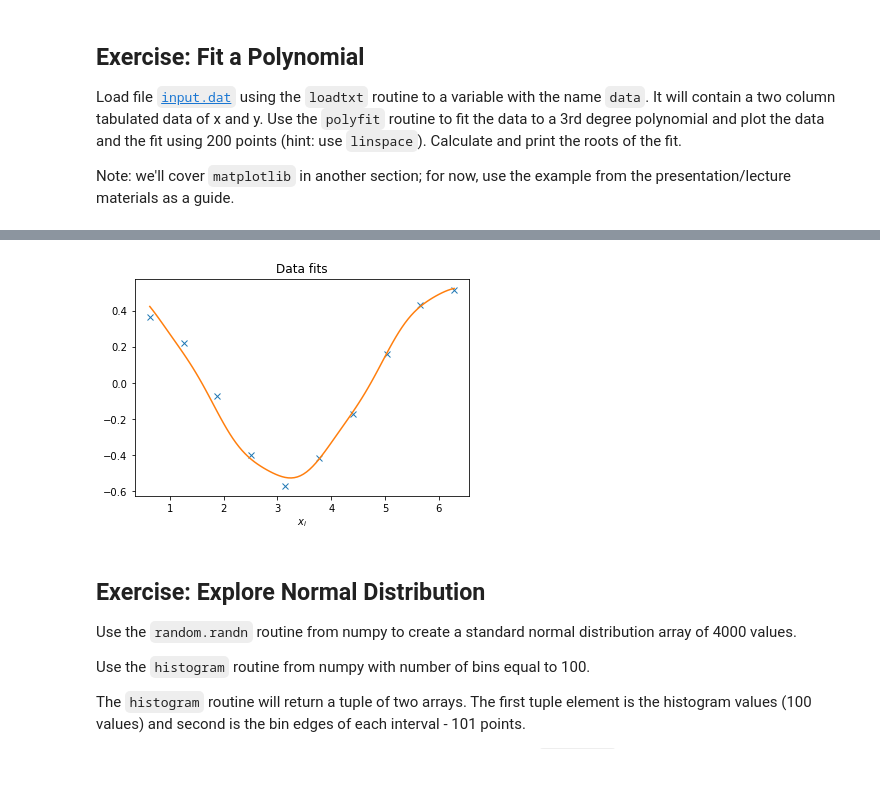
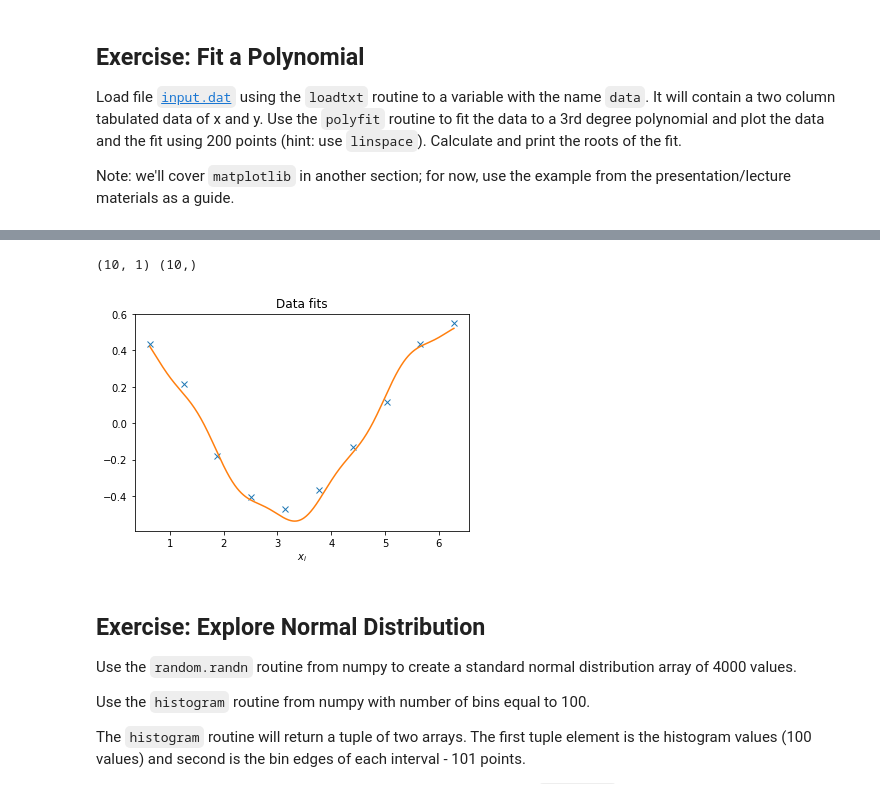
Before and after one commit to nuitrcs/pythonworkshops, a Jupyter notebook: dataanalysis/numpy/solutions.ipynb, the cells around one changed output, grey strips where cells are left out. Drawn from its saved outputs; the diff is of its cells as text; code cells hidden in the pictures.

```diff
--- a/dataanalysis/numpy/solutions.ipynb
+++ b/dataanalysis/numpy/solutions.ipynb
@@ -366,22 +379,28 @@ Note: we'll cover `matplotlib` in another section; for now, use the example from
 # %%
+import numpy as np
 c1, c2 = 0.5, 3.0 # coefficients
 i = np.arange(1,11) # 10 values
 xi = 0.2* np.pi * i # convert to range specified
 yi = c1*np.cos(xi) + c2*np.sin(5*xi) # define core function
 zi = yi + 0.05 * np.random.randn(len(yi)) # add random variance
 
-# [Pascal: what is going on below?  You'll need to give people a hint on how to construct A]
+print(zi[:,np.newaxis].shape,i[:].shape)
 A = np.c_[np.cos(xi)[:, np.newaxis], np.sin(0.5*xi)[:, np.newaxis]]
+#print(A)
 c, resid, rank, sigma = np.linalg.lstsq(A, zi) # solve using linalg.lsteq
-xi2 = np.r_[xi[0]:max(xi):100j]
+#print(c)
+#xi2 = np.r_[xi[0]:max(xi):100j]
+#print(xi2)
+xi2 = np.arange(xi[0],max(xi),0.01)
 yi2 = c[0]*np.cos(xi2) + c[1]*np.sin(5*xi2)
 
 plt.plot(xi,zi,'x',xi2,yi2)
 plt.xlabel('$x_i$')
 plt.title('Data fits')
 plt.show()
 # %% [output]
+(10, 1) (10,)
-[figure, old version]
+[figure, new version]
 # %% [markdown]
 ## Exercise: Explore Normal Distribution
 
```
Also changed, not shown: parts of 4 cells of this notebook.
